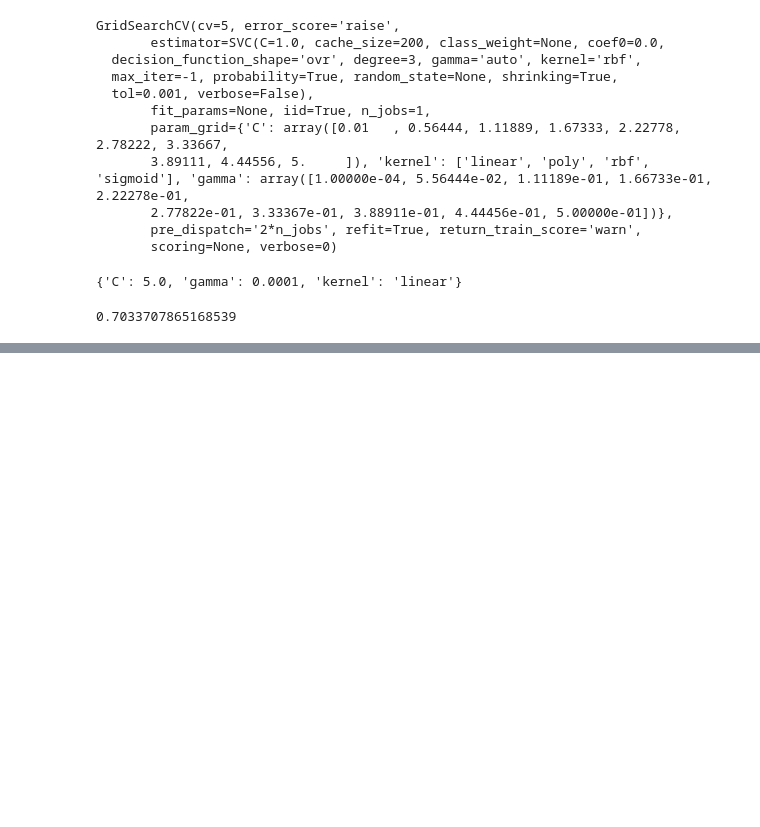
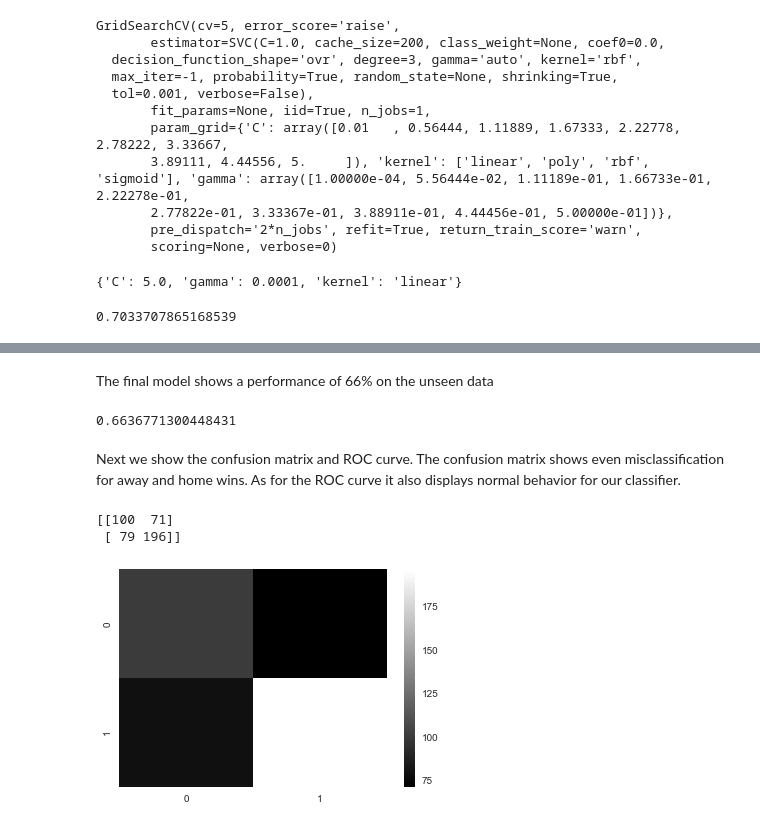
Before and after one commit to Edwardbafford/Springboard, a Jupyter notebook: Capstone 1 - NFL Matchup Predictions/Code/Machine Learning Analysis.ipynb, the cells around one changed output, grey strips where cells are left out. Cells and saved outputs as stored; diff of their text form; code cells hidden in the pictures; blank space fills up the shorter version.

```diff
--- a/Capstone 1 - NFL Matchup Predictions/Code/Machine Learning Analysis.ipynb
+++ b/Capstone 1 - NFL Matchup Predictions/Code/Machine Learning Analysis.ipynb
@@ -168,9 +168,3 @@ coefs.columns = ['coef']
 coefs['coef'] = np.abs(coefs['coef'])
 # %%
 top = coefs.nlargest(n=10, columns='coef')
-
-fig_size = plt.rcParams["figure.figsize"]
-fig_size[0] = 22
-fig_size[1] = 7
-
-plt.bar(top.index, top['coef'])
@@ -559,0 +555,3 @@ svm_clf.best_score_
+# %%
+test = pd.read_csv(path + 'test.csv')
+test.head()
@@ -559,0 +566,15 @@ svm_clf.best_score_
+# %%
+y_test = test['home_win']
+
+#Bug from older code fixed here
+test['rb_run_to_catch_away'] = test['rb_run_to_catch_away'].fillna(1)
+test['rb_run_to_catch_home'] = test['rb_run_to_catch_home'].fillna(1)
+
+X_test = test[test.columns[2:]]
+
+X_test['int_chance_home'] = X_test['int_take_home'] * X_test['pass_to_run_away']
+X_test['int_chance_away'] = X_test['int_take_away'] * X_test['pass_to_run_home']
+
+X_final = pd.DataFrame(scaler.fit_transform(X_test), columns=X_test.columns)[features]
+
+X_final.head()
@@ -559,0 +589,18 @@ svm_clf.best_score_
+# %% [markdown]
+The final model shows a performance of 66% on the unseen data
+# %%
+log_clf.score(X_final,y_test)
+# %% [output]
+0.6636771300448431
+# %% [markdown]
+Next we show the confusion matrix and ROC curve. The confusion matrix shows even misclassification for away and home wins. As for the ROC curve it also displays normal behavior for our classifier.
+# %%
+from sklearn.metrics import confusion_matrix
+
+e = confusion_matrix(log_clf.predict(X_final), y_test)
+sns.heatmap(e,cmap='gray')
+print(e)
+# %% [output]
+[[100  71]
+ [ 79 196]]
+[figure, added]
```
Also changed, not shown: parts of 7 cells of this notebook, 4 other files.
